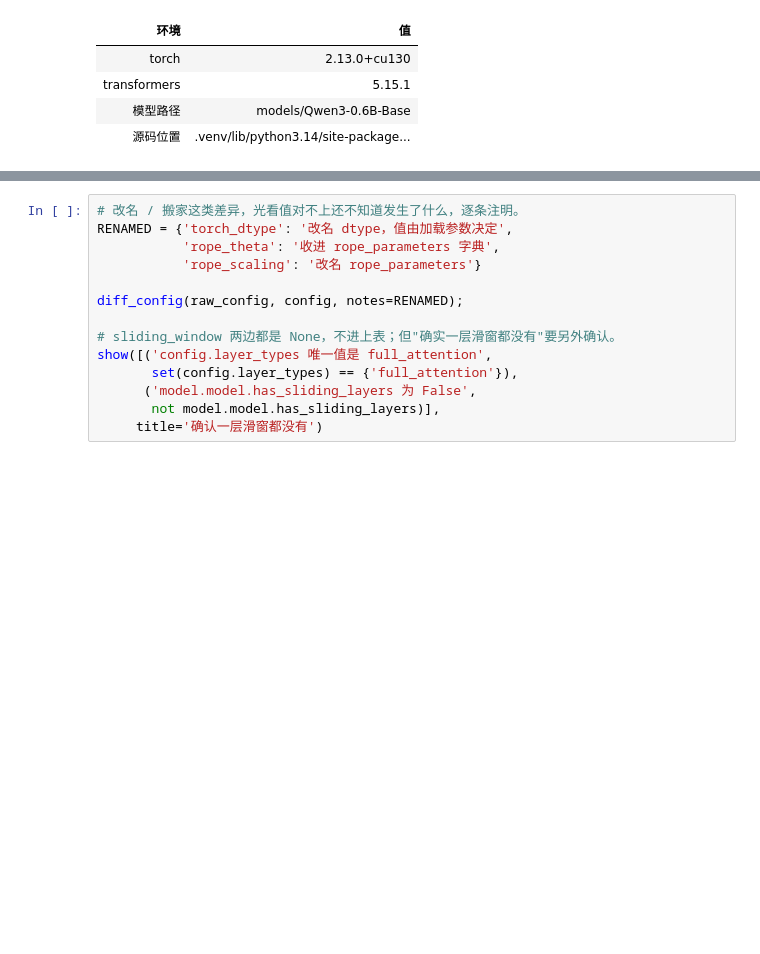
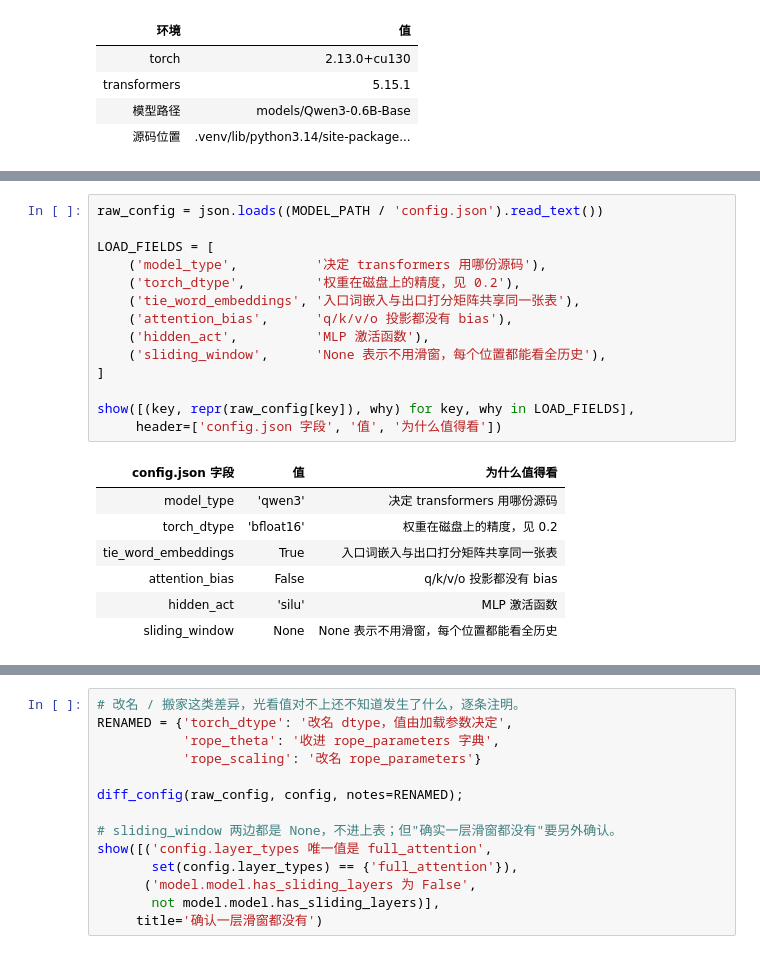
Before and after one commit to metaphyc/qwen3-miniLab, a Jupyter notebook: notebooks/02_dissect_forward_pass.ipynb, the cells around one changed output, grey strips where cells are left out. Saved outputs shown, nothing was run; the diff lists cells and outputs as text; blank space fills up the shorter version.

```diff
--- a/notebooks/02_dissect_forward_pass.ipynb
+++ b/notebooks/02_dissect_forward_pass.ipynb
@@ -183,0 +155,22 @@ show([('模型类', type(model).__name__, ''),
+# %%
+raw_config = json.loads((MODEL_PATH / 'config.json').read_text())
+
+LOAD_FIELDS = [
+    ('model_type',          '决定 transformers 用哪份源码'),
+    ('torch_dtype',         '权重在磁盘上的精度，见 0.2'),
+    ('tie_word_embeddings', '入口词嵌入与出口打分矩阵共享同一张表'),
+    ('attention_bias',      'q/k/v/o 投影都没有 bias'),
+    ('hidden_act',          'MLP 激活函数'),
+    ('sliding_window',      'None 表示不用滑窗，每个位置都能看全历史'),
+]
+
+show([(key, repr(raw_config[key]), why) for key, why in LOAD_FIELDS],
+     header=['config.json 字段', '值', '为什么值得看'])
+# %% [output]
+| config.json 字段 | 值 | 为什么值得看 |
+| model_type | 'qwen3' | 决定 transformers 用哪份源码 |
+| torch_dtype | 'bfloat16' | 权重在磁盘上的精度，见 0.2 |
+| tie_word_embeddings | True | 入口词嵌入与出口打分矩阵共享同一张表 |
+| attention_bias | False | q/k/v/o 投影都没有 bias |
+| hidden_act | 'silu' | MLP 激活函数 |
+| sliding_window | None | None 表示不用滑窗，每个位置都能看全历史 |
```
Also changed, not shown: parts of 14 cells of this notebook.
